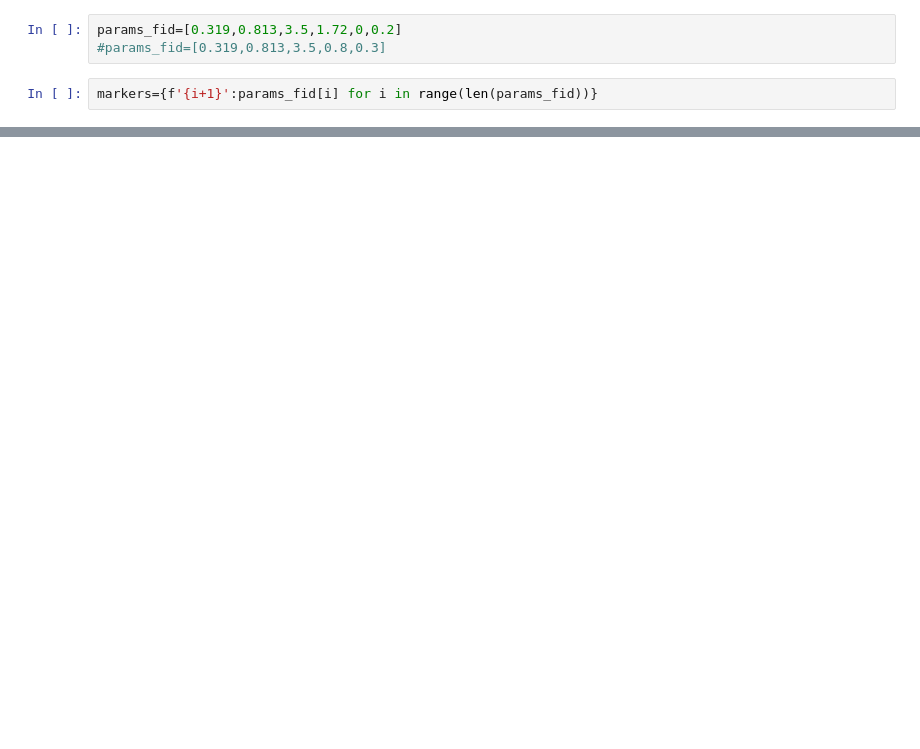
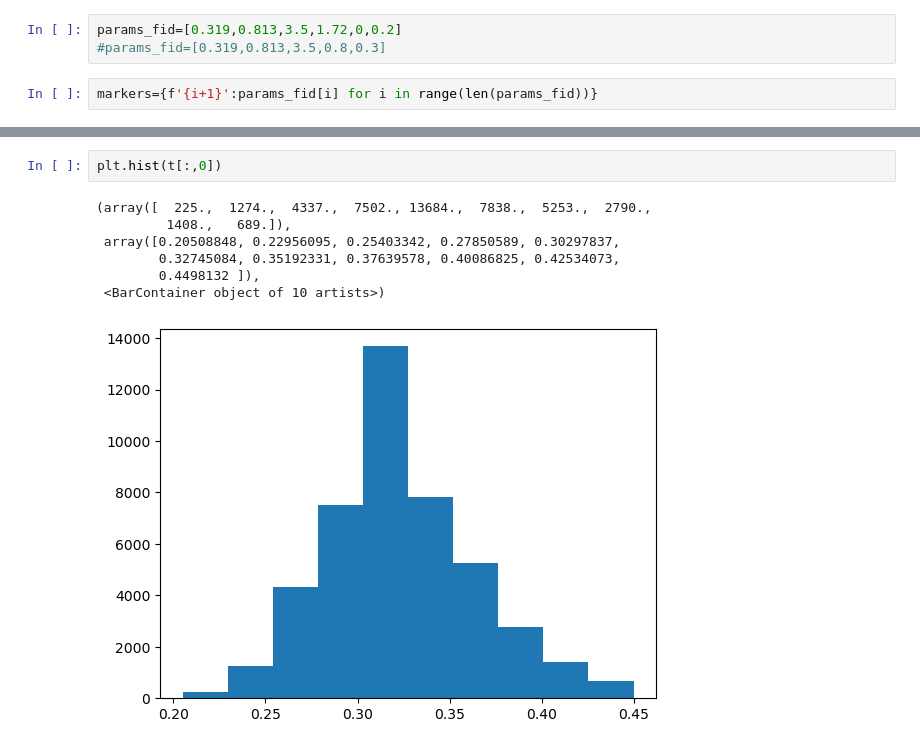
Before and after one commit to calumhrmurray/capish, a Jupyter notebook: validation_capish/6params_impact_theory_sigmaMwl.ipynb, the cells around one changed output, grey strips where cells are left out. Cells and saved outputs as stored; diff of their text form; blank space fills up the shorter version.

```diff
--- a/validation_capish/6params_impact_theory_sigmaMwl.ipynb
+++ b/validation_capish/6params_impact_theory_sigmaMwl.ipynb
@@ -150,0 +274,10 @@ g.triangle_plot([Nm4,m_mcmc,],
+# %%
+plt.hist(t[:,0])
+# %% [output]
+(array([  225.,  1274.,  4337.,  7502., 13684.,  7838.,  5253.,  2790.,
+         1408.,   689.]),
+ array([0.20508848, 0.22956095, 0.25403342, 0.27850589, 0.30297837,
+        0.32745084, 0.35192331, 0.37639578, 0.40086825, 0.42534073,
+        0.4498132 ]),
+ <BarContainer object of 10 artists>)
+[figure, added]
```
Also changed, not shown: parts of 13 cells of this notebook, 17 other files.
